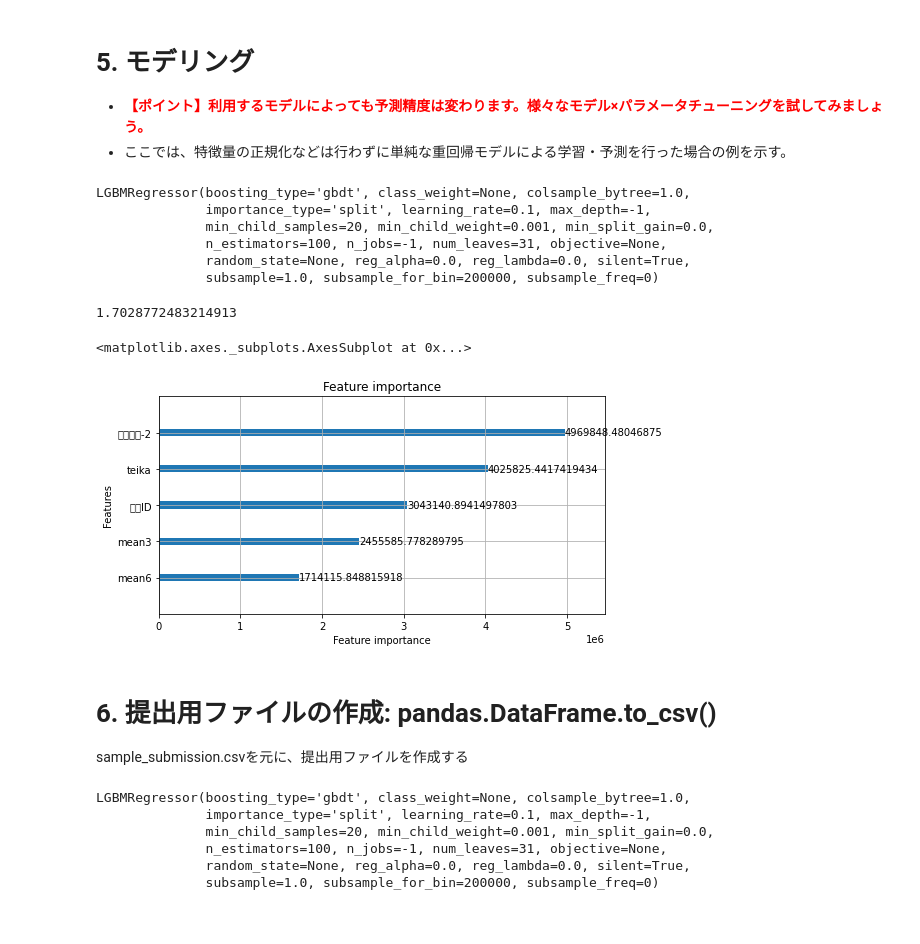
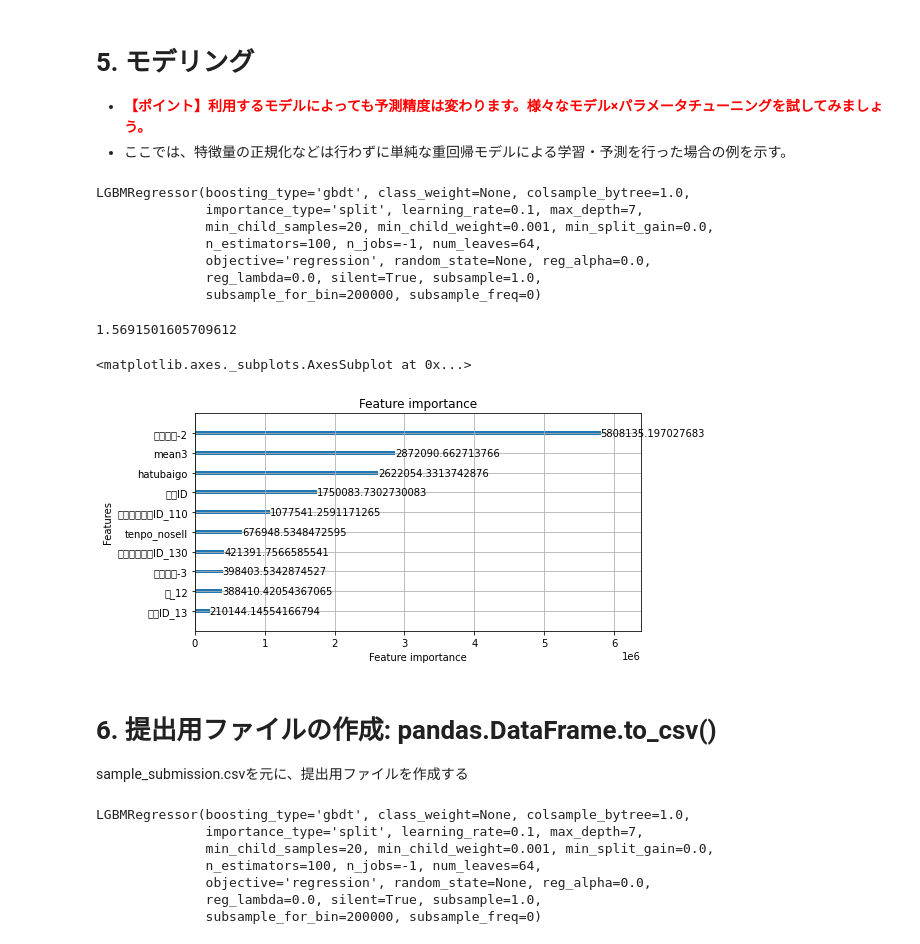
Before and after one commit to yydevelop/kaggle, a Jupyter notebook: PBL01_sample_code.ipynb, the cells around one changed output. Cells and saved outputs as stored; diff of their text form; code cells hidden in the pictures.

```diff
--- a/PBL01_sample_code.ipynb
+++ b/PBL01_sample_code.ipynb
@@ -557,6 +558,9 @@ max      523570.000000
 Name: 商品価格, dtype: float64
 max: 71400.0
 min: 20.0
+# %%
+# 発売月
+hatubai = dataset.groupby(['商品ID']).agg({'月ブロック': np.min}).rename(columns={'月ブロック': 'hatubai'}).reset_index()
 # %% [markdown]
 ↑ 「月ブロック」0〜11のデータに該当するデータは、12ヶ月前の売上履歴が存在しないので、カラム「12ヶ月前の売上個数」すべて欠損値となる
 # %% [markdown]
@@ -565,7 +569,8 @@ min: 20.0
 dataset3 = pd.merge(dataset2, cats, on='商品ID', how='left')
 dataset3 = pd.merge(dataset3, gp_time, on='月ブロック', how='left')
 dataset3 = pd.merge(dataset3, teika, on='商品ID', how='left')
-
-print(dataset3.info())
-dataset3.head()
+dataset3 = pd.merge(dataset3, urine, on='商品ID', how='left')
+dataset3 = pd.merge(dataset3, hatubai, on='商品ID', how='left')
+dataset3['hatubaigo'] = dataset3['月ブロック'] - dataset3['hatubai']
+dataset3[dataset3['商品ID'] == 1002582].tail()
 # %% [output]
@@ -656,10 +685,8 @@ dataset3 = pd.get_dummies(dataset3, columns=['商品カテゴリID'])
 # %%
 # 学習データとしては、「12ヶ月前の売上個数」カラムが存在するレコードのみを抽出する
 #train_dataset = dataset3[(dataset3['月ブロック'] >= 12) & (dataset3['月ブロック'] != 23) & (dataset3['月ブロック'] != 21)]
-train_dataset = dataset3[(dataset3['月ブロック'] >= 7) & (dataset3['月ブロック'] != 23) & (dataset3['月ブロック'] != 20)]
-
+train_dataset = dataset3[(dataset3['月ブロック'] >= 4) & (dataset3['月ブロック'] < 20)]
 test_dataset = dataset3[dataset3['月ブロック'] == 20]
-ans_dataset = dataset3[dataset3['月ブロック'] == 23]
 # %%
 train_dataset
 # %% [output]
@@ -710,27 +734,33 @@ y_ans = ans_dataset['売上個数']
 # %%
 import lightgbm as lgb
 # モデルの学習
-model = lgb.LGBMRegressor() # モデルのインスタンスの作成
+model = lgb.LGBMRegressor(
+    objective='regression',
+    num_leaves=64,
+    min_child_samples=20,
+    max_depth=7
+) # モデルのインスタンスの作成
 model.fit(X_train, y_train) # モデルの学習
 # %% [output]
 LGBMRegressor(boosting_type='gbdt', class_weight=None, colsample_bytree=1.0,
-              importance_type='split', learning_rate=0.1, max_depth=-1,
+              importance_type='split', learning_rate=0.1, max_depth=7,
               min_child_samples=20, min_child_weight=0.001, min_split_gain=0.0,
-              n_estimators=100, n_jobs=-1, num_leaves=31, objective=None,
-              random_state=None, reg_alpha=0.0, reg_lambda=0.0, silent=True,
-              subsample=1.0, subsample_for_bin=200000, subsample_freq=0)
+              n_estimators=100, n_jobs=-1, num_leaves=64,
+              objective='regression', random_state=None, reg_alpha=0.0,
+              reg_lambda=0.0, silent=True, subsample=1.0,
+              subsample_for_bin=200000, subsample_freq=0)
 # %%
 # 学習済みのモデルを使用してテストデータに関する予測値を算出する
 y_pred = model.predict(X_test)
 
 from sklearn.metrics import mean_squared_error
 print(np.sqrt(mean_squared_error(y_test, y_pred)))
 
-lgb.plot_importance(model, figsize=(8,4), max_num_features=5, importance_type='gain')
+lgb.plot_importance(model, figsize=(8,4), max_num_features=10, importance_type='gain')
 # %% [output]
-1.7028772483214913
+1.5691501605709612
 <matplotlib.axes._subplots.AxesSubplot at 0x...>
-[figure, old version]
+[figure, new version]
 # %% [markdown]
 # 6. 提出用ファイルの作成: pandas.DataFrame.to_csv()
 
@@ -741,19 +771,25 @@ train_dataset = dataset3[(dataset3['月ブロック'] >= 7) & (dataset3['月ブ
 
 test_dataset = dataset3[dataset3['月ブロック'] == 23]
 
-X_train = train_dataset.drop(['売上個数','月ブロック'], axis=1)
+X_train = train_dataset.drop(['売上個数'], axis=1)
 y_train = train_dataset['売上個数']
 
-X_test = test_dataset.drop(['売上個数','月ブロック'], axis=1)
+X_test = test_dataset.drop(['売上個数'], axis=1)
 y_test = test_dataset['売上個数']
 
 # モデルの学習
-model = lgb.LGBMRegressor() # モデルのインスタンスの作成
+model = lgb.LGBMRegressor(
+    objective='regression',
+    num_leaves=64,
+    min_child_samples=20,
+    max_depth=7
+) # モデルのインスタンスの作成
 model.fit(X_train, y_train) # モデルの学習
 # %% [output]
 LGBMRegressor(boosting_type='gbdt', class_weight=None, colsample_bytree=1.0,
-              importance_type='split', learning_rate=0.1, max_depth=-1,
+              importance_type='split', learning_rate=0.1, max_depth=7,
               min_child_samples=20, min_child_weight=0.001, min_split_gain=0.0,
-              n_estimators=100, n_jobs=-1, num_leaves=31, objective=None,
-              random_state=None, reg_alpha=0.0, reg_lambda=0.0, silent=True,
-              subsample=1.0, subsample_for_bin=200000, subsample_freq=0)
+              n_estimators=100, n_jobs=-1, num_leaves=64,
+              objective='regression', random_state=None, reg_alpha=0.0,
+              reg_lambda=0.0, silent=True, subsample=1.0,
+              subsample_for_bin=200000, subsample_freq=0)
```
Also changed, not shown: parts of 14 cells of this notebook.
